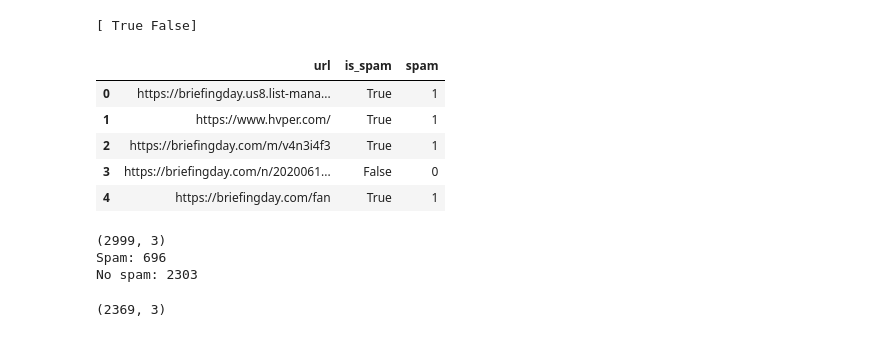
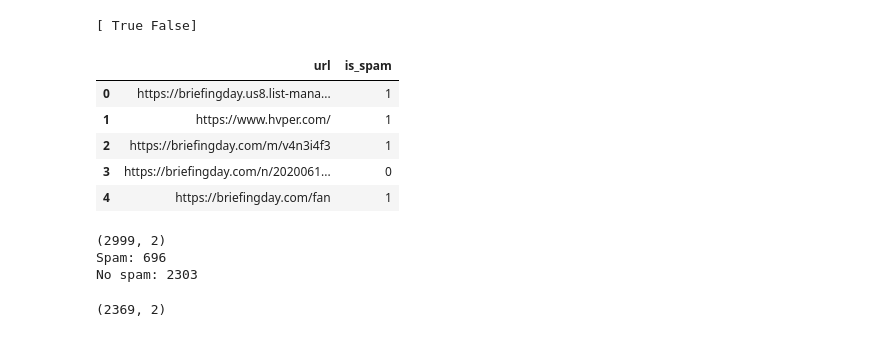
Before and after one commit to npebsjp/NLP-project-tutorial, a Jupyter notebook: project.ipynb, the cells around one changed output. Cells and saved outputs as stored; diff of their text form; code cells hidden in the pictures.

```diff
--- a/project.ipynb
+++ b/project.ipynb
@@ -37,29 +62,29 @@ print(data["is_spam"].unique())
 [ True False]
 # %%
 
-data["spam"] = data["is_spam"].apply(lambda x: 1 if str(x).strip().lower() == "true" else 0).astype(int)
+data["is_spam"] = data["is_spam"].apply(lambda x: 1 if str(x).strip().lower() == "true" else 0).astype(int)
 data.head()
 # %% [output]
-|  | url | is_spam | spam |
-| 0 | https://briefingday.us8.list-mana... | True | 1 |
-| 1 | https://www.hvper.com/ | True | 1 |
-| 2 | https://briefingday.com/m/v4n3i4f3 | True | 1 |
-| 3 | https://briefingday.com/n/2020061... | False | 0 |
-| 4 | https://briefingday.com/fan | True | 1 |
+|  | url | is_spam |
+| 0 | https://briefingday.us8.list-mana... | 1 |
+| 1 | https://www.hvper.com/ | 1 |
+| 2 | https://briefingday.com/m/v4n3i4f3 | 1 |
+| 3 | https://briefingday.com/n/2020061... | 0 |
+| 4 | https://briefingday.com/fan | 1 |
 # %%
 print(data.shape)
-print(f"Spam: {len(data.loc[data.spam == 1])}")
-print(f"No spam: {len(data.loc[data.spam == 0])}")
+print(f"Spam: {len(data.loc[data.is_spam == 1])}")
+print(f"No spam: {len(data.loc[data.is_spam == 0])}")
 # %% [output]
-(2999, 3)
+(2999, 2)
 Spam: 696
 No spam: 2303
 # %%
-data = data.drop_duplicates()
-data = data.reset_index(inplace = False, drop = True)
+data = data.drop_duplicates().reset_index(drop = True)
+
 data.shape
 # %% [output]
-(2369, 3)
+(2369, 2)
 # %%
 import regex as re
 
```
Also changed, not shown: parts of 23 cells of this notebook, 1 other file.
